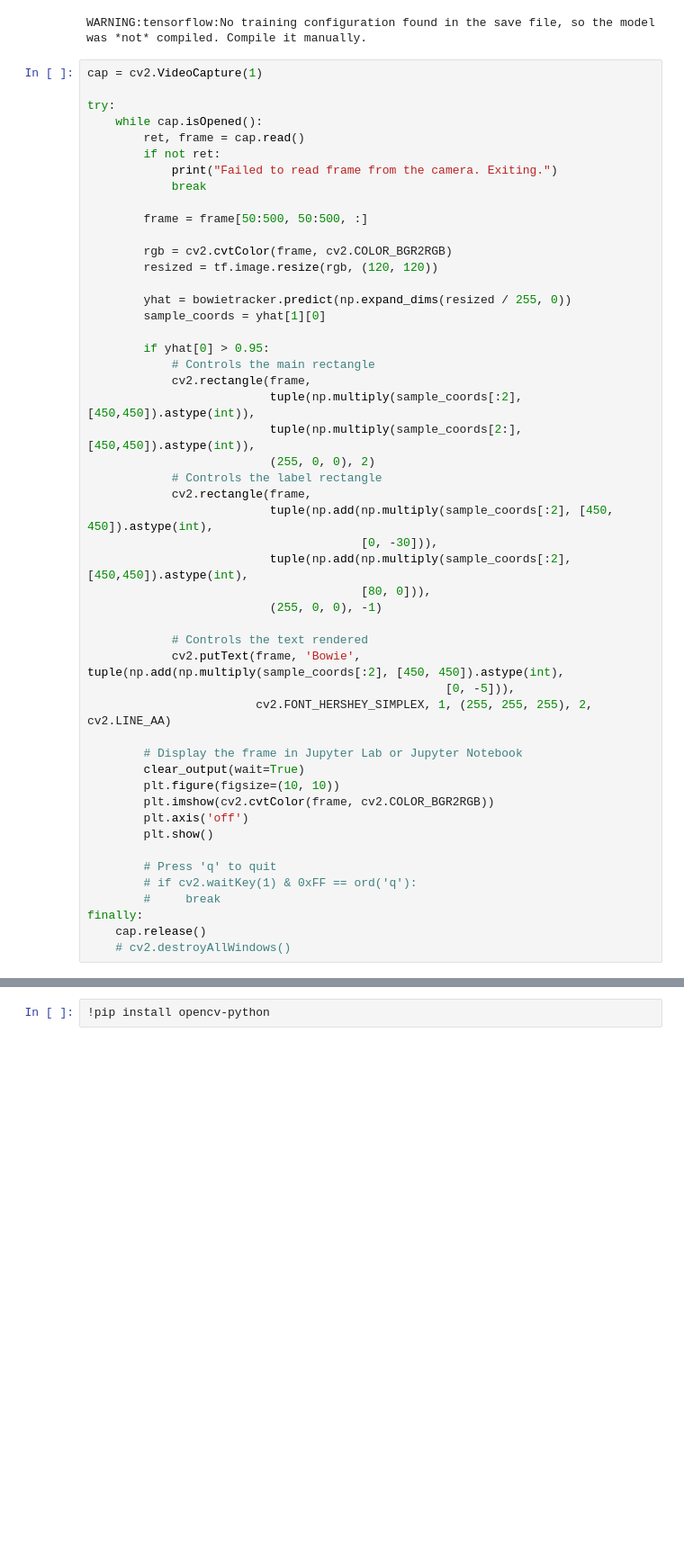
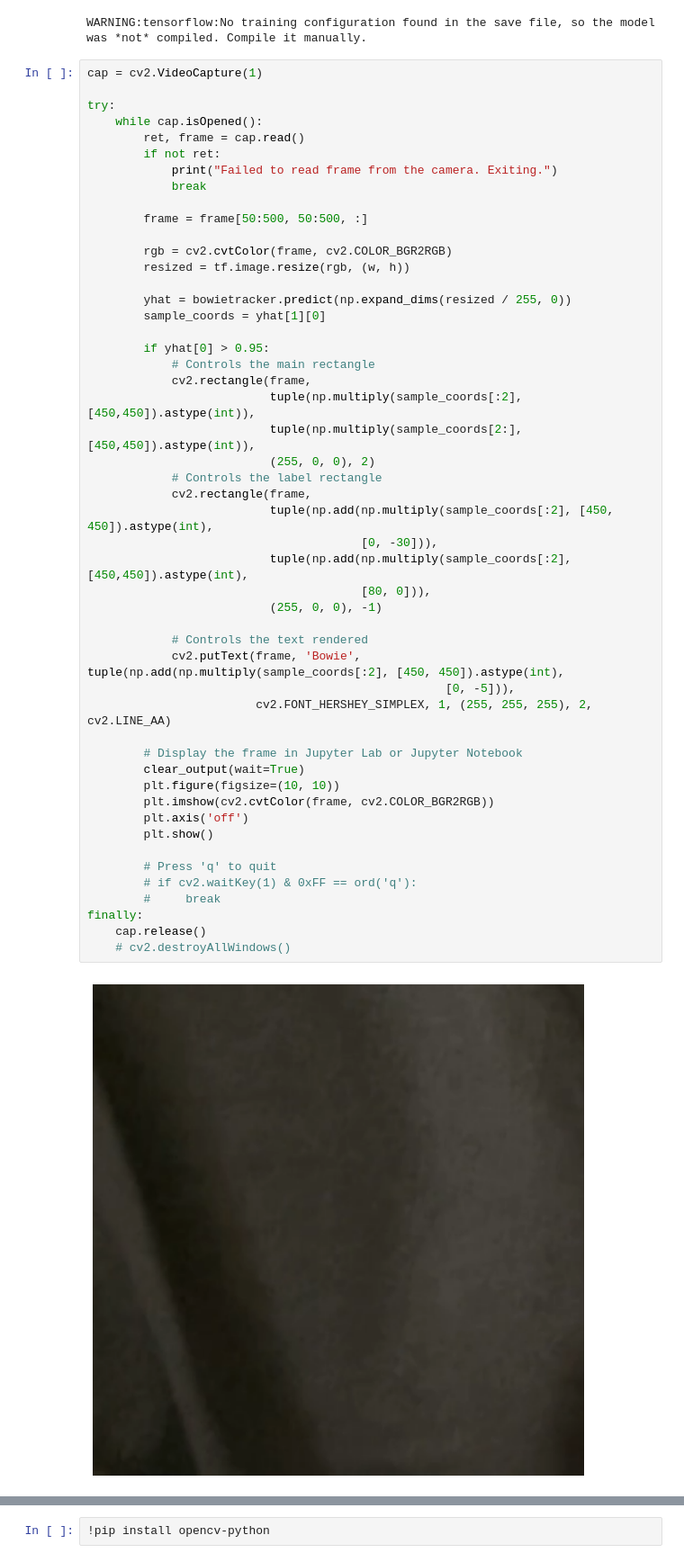
Before and after one commit to YoungsterEthan/BowieBox, a Jupyter notebook: BowieBox/bowieBox.ipynb, the cells around one changed output, grey strips where cells are left out. Shown at 90% size. Drawn from its saved outputs; the diff is of its cells as text; blank space fills up the shorter version.

```diff
--- a/BowieBox/bowieBox.ipynb
+++ b/BowieBox/bowieBox.ipynb
@@ -551,7 +413,7 @@ try:
         frame = frame[50:500, 50:500, :]
 
         rgb = cv2.cvtColor(frame, cv2.COLOR_BGR2RGB)
-        resized = tf.image.resize(rgb, (120, 120))
+        resized = tf.image.resize(rgb, (w, h))
 
         yhat = bowietracker.predict(np.expand_dims(resized / 255, 0))
         sample_coords = yhat[1][0]
@@ -562,33 +424,34 @@ try:
                           tuple(np.multiply(sample_coords[:2], [450,450]).astype(int)),
                           tuple(np.multiply(sample_coords[2:], [450,450]).astype(int)),
                           (255, 0, 0), 2)
             # Controls the label rectangle
             cv2.rectangle(frame,
                           tuple(np.add(np.multiply(sample_coords[:2], [450, 450]).astype(int),
                                        [0, -30])),
                           tuple(np.add(np.multiply(sample_coords[:2], [450,450]).astype(int),
                                        [80, 0])),
                           (255, 0, 0), -1)
 
             # Controls the text rendered
             cv2.putText(frame, 'Bowie', tuple(np.add(np.multiply(sample_coords[:2], [450, 450]).astype(int),
                                                    [0, -5])),
                         cv2.FONT_HERSHEY_SIMPLEX, 1, (255, 255, 255), 2, cv2.LINE_AA)
 
         # Display the frame in Jupyter Lab or Jupyter Notebook
         clear_output(wait=True)
         plt.figure(figsize=(10, 10))
         plt.imshow(cv2.cvtColor(frame, cv2.COLOR_BGR2RGB))
         plt.axis('off')
         plt.show()
 
         # Press 'q' to quit
         # if cv2.waitKey(1) & 0xFF == ord('q'):
         #     break
 finally:
     cap.release()
     # cv2.destroyAllWindows()
 # %% [output]
+[figure, added]
 KeyboardInterrupt:
 # %%
 !pip install opencv-python
```
Also changed, not shown: parts of 58 cells of this notebook, 3 other files.
